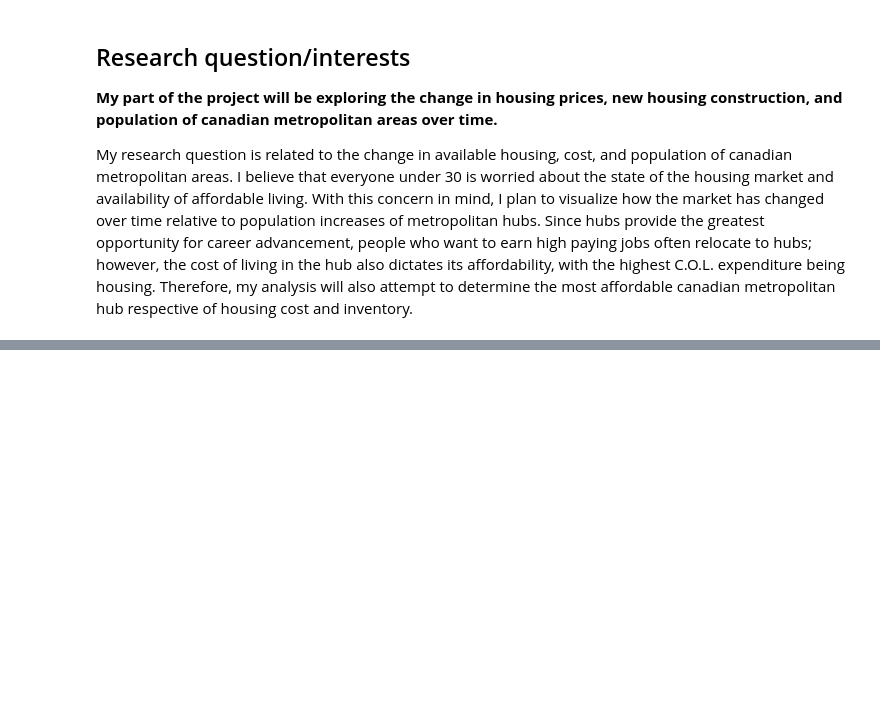
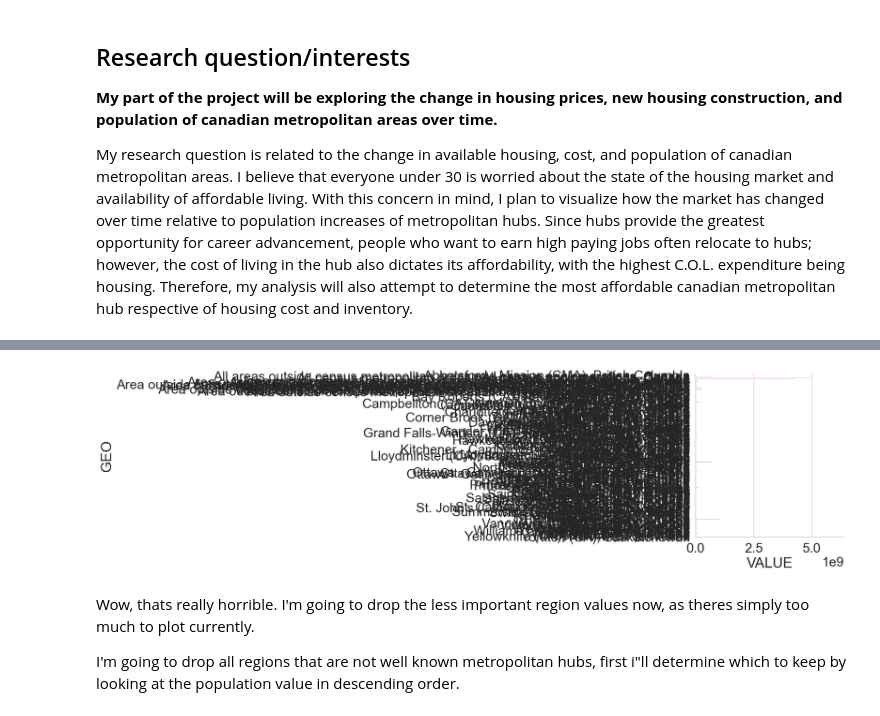
Before and after one commit to ubco-W2022T2-data301/project-group-group01, a Jupyter notebook: analysis/Logananalysis2.ipynb, the cells around one changed output, grey strips where cells are left out. Cells and saved outputs as stored; diff of their text form; code cells hidden in the pictures; blank space fills up the shorter version.

```diff
--- a/analysis/Logananalysis2.ipynb
+++ b/analysis/Logananalysis2.ipynb
@@ -8,6 +8,12 @@
 My research question is related to the change in available housing, cost, and population of canadian metropolitan areas. I believe that everyone under 30 is worried about the state of the housing market and availability of affordable living. With this concern in mind, I plan to visualize how the market has changed over time relative to population increases of metropolitan hubs. Since hubs provide the greatest opportunity for career advancement, people who want to earn high paying jobs often relocate to hubs; however, the cost of living in the hub also dictates its affordability, with the highest C.O.L. expenditure being housing. Therefore, my analysis will also attempt to determine the most affordable canadian metropolitan hub respective of housing cost and inventory.
 # %%
 import pandas as pd
+import numpy as np
+import seaborn as sns
+import matplotlib.pyplot as plt
+
+
+sns.set_theme(style='whitegrid', font_scale=2)
 
 DailyInterestRate = pd.read_csv("../data/raw/DailyInterestRates/DailyInterestRates.csv")
 NewHousingPIndex = pd.read_csv("../data/raw/NewHousingPIndex/NewHousingPIndex.csv")
@@ -15,0 +34,4 @@ PopEstimate = pd.read_csv("../data/raw/PopEstimate/PopEstimate.csv")
+# %%
+PE_Wrangled = PopEstimate.drop(columns=['DGUID', 'UOM_ID', 'SCALAR_FACTOR', 'SCALAR_ID', 'VECTOR', 'COORDINATE', 'STATUS', 'SYMBOL', 'TERMINATED', 'DECIMALS'], axis=1).reset_index()
+PE_Wrangled = PE_Wrangled.drop(columns=["index"])
+PE_Wrangled.sample(10)
@@ -15,0 +56,3 @@ PopEstimate = pd.read_csv("../data/raw/PopEstimate/PopEstimate.csv")
+# %%
+PE_GB_GEO = PE_Wrangled.groupby('GEO').sum().reset_index()
+PE_GB_GEO
@@ -15,0 +73,9 @@ PopEstimate = pd.read_csv("../data/raw/PopEstimate/PopEstimate.csv")
+# %%
+sns.catplot(data=PE_GB_GEO, y='GEO', x='VALUE', kind='bar')
+n=None
+# %% [output]
+[figure, added]
+# %% [markdown]
+Wow, thats really horrible. I'm going to drop the less important region values now, as theres simply too much to plot currently.
+
+I'm going to drop all regions that are not well known metropolitan hubs, first i"ll determine which to keep by looking at the population value in descending order.
```
Also changed, not shown: parts of 19 cells of this notebook.
